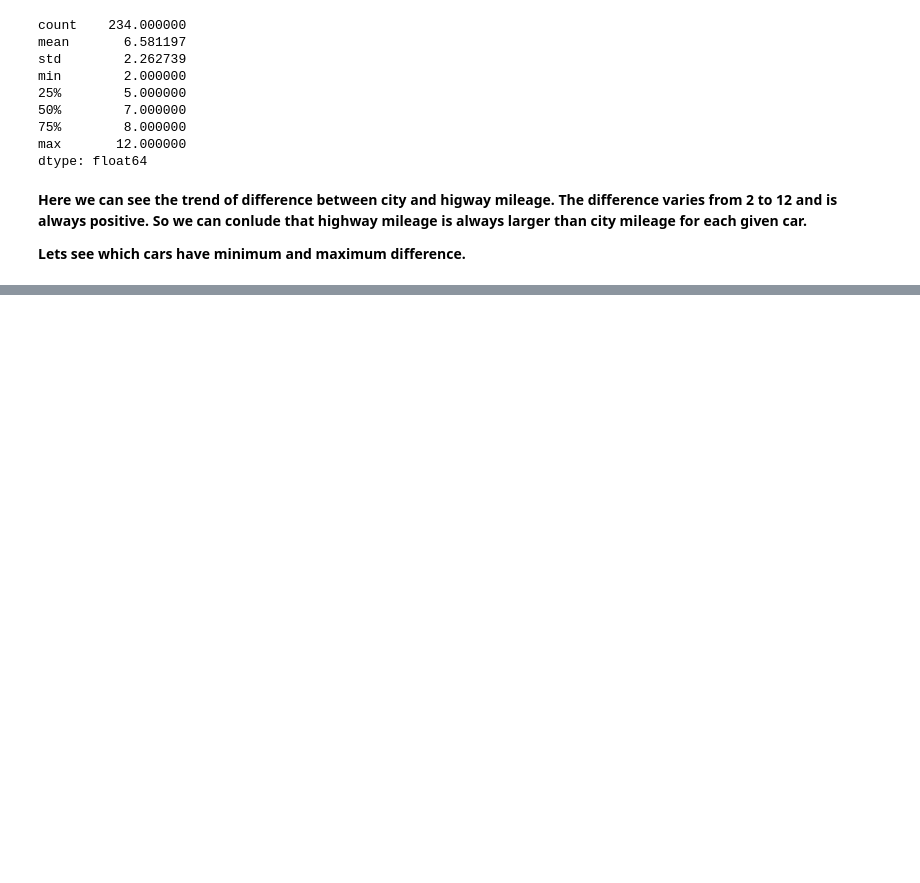
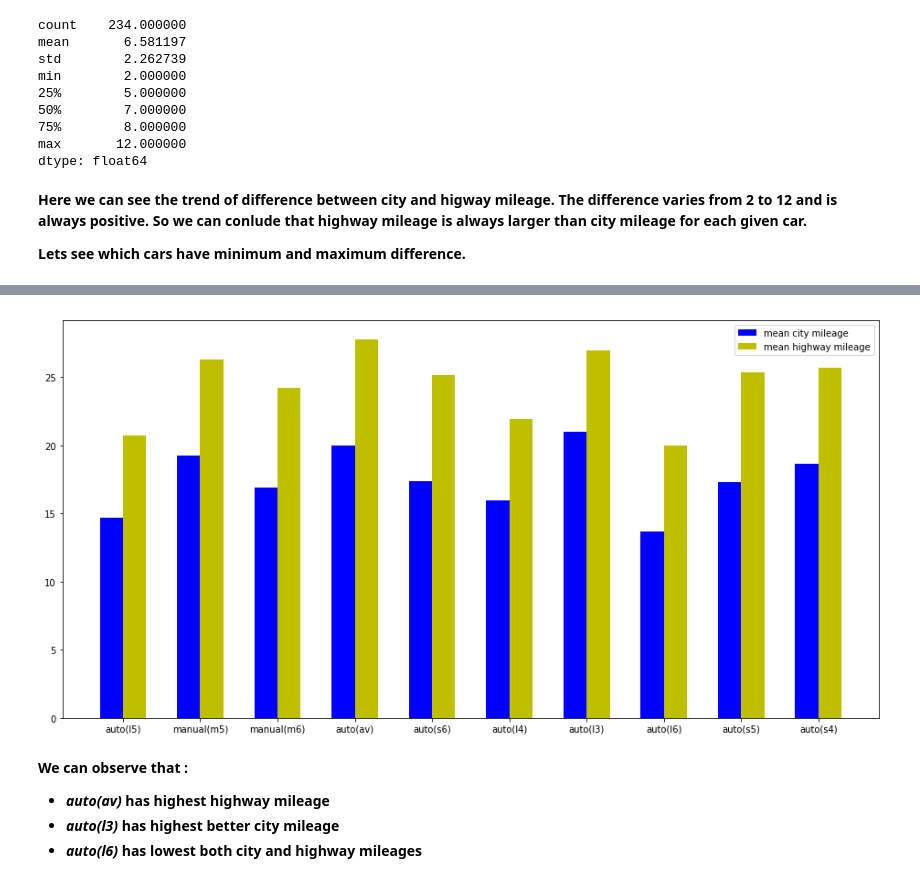
Before and after one commit to anish2197/data-analystics, a Jupyter notebook: Day 2.ipynb, the cells around one changed output, grey strips where cells are left out. Saved outputs shown, nothing was run; the diff lists cells and outputs as text; code cells hidden in the pictures; blank space fills up the shorter version.

```diff
--- a/Day 2.ipynb
+++ b/Day 2.ipynb
@@ -213,0 +237,45 @@ for model in x:
+# %%
+dfTrans = pd.DataFrame(columns=["transmission type", "mean city mileage", "mean highway mileage"])
+for car_trans in trans:
+    count = 0
+    total_city = 0
+    total_highway = 0
+
+    for i in range(234):
+
+        if df["trans"].iloc[i] == car_trans:
+            city = df["cty"].iloc[i]
+            highway = df["hwy"].iloc[i]
+            total_city = total_city + city
+            total_highway = total_highway + highway
+            count = count + 1
+
+    mean_city = total_city / count
+    mean_highway = total_highway / count
+
+    dfTrans = dfTrans.append({"transmission type":car_trans,"mean city mileage":mean_city, "mean highway mileage":mean_highway},ignore_index=True)
+# %%
+# Referred to matplotlib documentation for subplots usage
+
+N = len(dfTrans)
+
+fig, ax = plt.subplots(figsize=(16,8))
+
+indices = np.arange(N)
+width = 0.30
+p1 = ax.bar(indices, dfTrans["mean city mileage"], width=width, color = "b")
+p2 = ax.bar(indices+width, dfTrans["mean highway mileage"], width=width, color = "y")
+
+ax.set_xticks(indices + width / 2)
+ax.set_xticklabels(trans)
+ax.legend((p1[0], p2[0]), ('mean city mileage', 'mean highway mileage'))
+ax.autoscale_view()
+
+plt.show()
+# %% [output]
+[figure, added]
+# %% [markdown]
+**We can observe that :**
+* ***auto(av)* has highest highway mileage**
+* ***auto(l3)* has highest better city mileage**
+* ***auto(l6)* has lowest both city and highway mileages**
```
Also changed, not shown: parts of 7 cells of this notebook.
